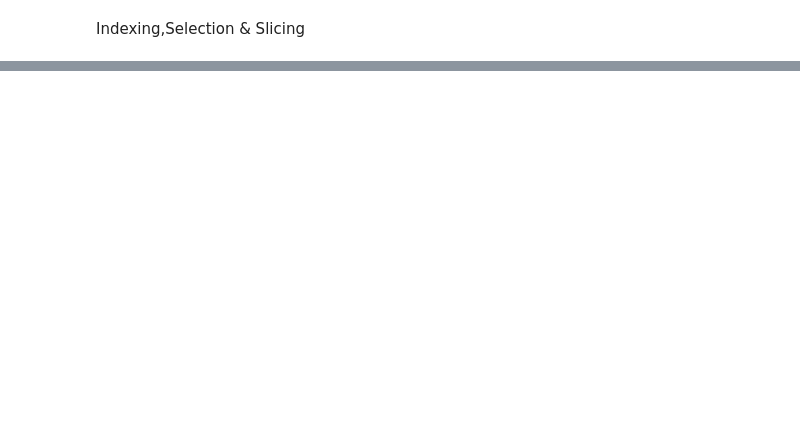
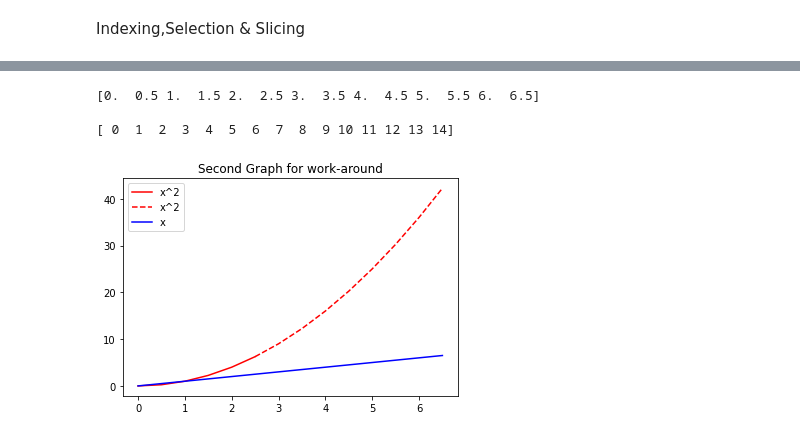
Before and after one commit to palleramcharan/Pythonpractice, a Jupyter notebook: FreeCodeCampPractice.ipynb, the cells around one changed output, grey strips where cells are left out. Drawn from its saved outputs; the diff is of its cells as text; code cells hidden in the pictures; blank space fills up the shorter version.

```diff
--- a/FreeCodeCampPractice.ipynb
+++ b/FreeCodeCampPractice.ipynb
@@ -240,0 +379,18 @@ Name: Canada, dtype: object
+# %%
+x2=np.arange(0,7,0.5)
+x3=np.arange(15)
+print(x2)
+print(" ")
+print(x3)
+print(" ")
+plt.title("Second Graph for work-around")
+plt.plot(x2[:6],x2[:6]**2,label="x^2",color="r")
+plt.plot(x2[5:],x2[5:]**2,label="x^2",color="r",linestyle="dashed")
+plt.plot(x2,x2,label="x",color="b")
+plt.legend()
+plt.show()
+# %% [output]
+[0.  0.5 1.  1.5 2.  2.5 3.  3.5 4.  4.5 5.  5.5 6.  6.5]
+
+[ 0  1  2  3  4  5  6  7  8  9 10 11 12 13 14]
+[figure, added]
```
Also changed, not shown: parts of 14 cells of this notebook.
